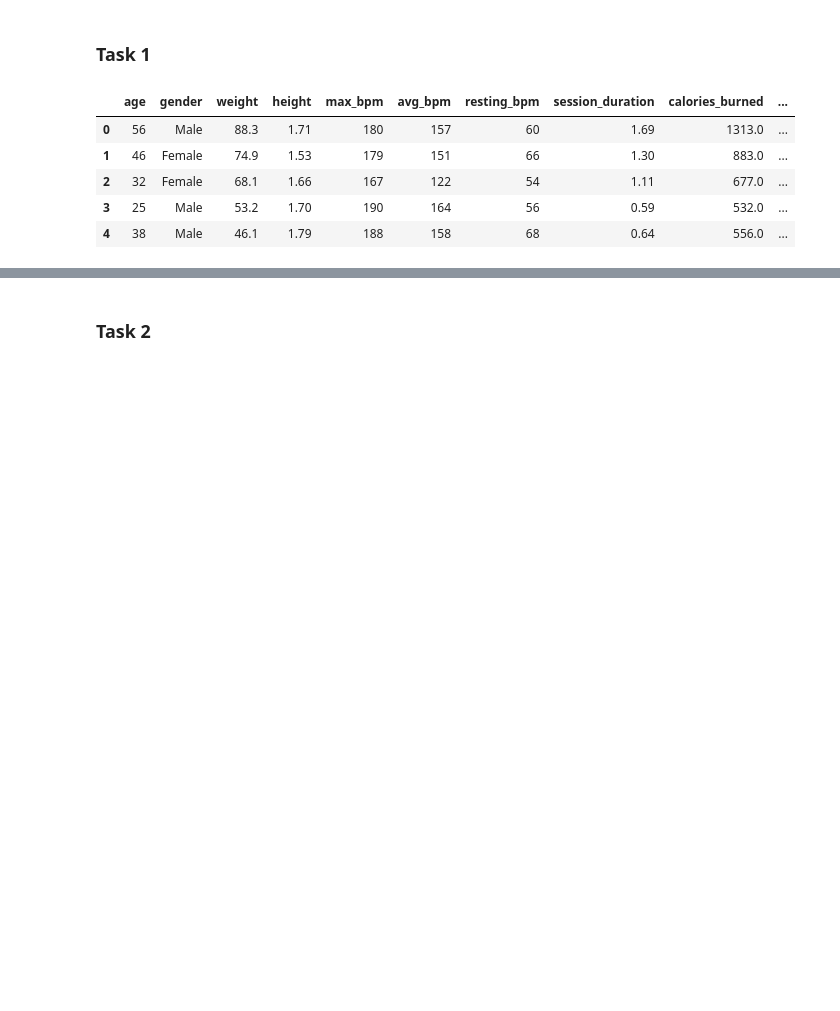
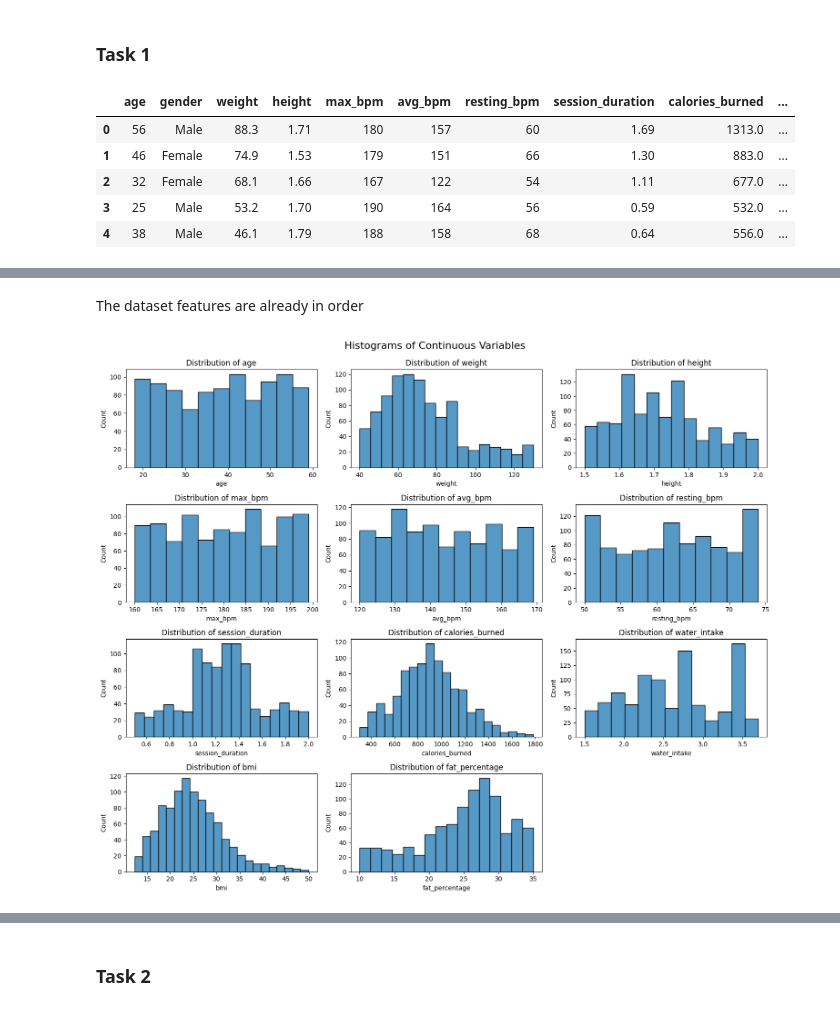
Before and after one commit to ivan-22-3-5/data_analysis_6th_sem, a Jupyter notebook: final-project/final-project.ipynb, the cells around one changed output, grey strips where cells are left out. Saved outputs shown, nothing was run; the diff lists cells and outputs as text; code cells hidden in the pictures; blank space fills up the shorter version.

```diff
--- a/final-project/final-project.ipynb
+++ b/final-project/final-project.ipynb
@@ -15,0 +33,18 @@ df.head()
+# %% [markdown]
+The dataset features are already in order
+# %%
+continuous_vars = ['age', 'weight', 'height', 'max_bpm',
+                   'avg_bpm', 'resting_bpm', 'session_duration', 'calories_burned',
+                   'water_intake', 'bmi', 'fat_percentage']
+
+plt.figure(figsize=(15, 12))
+
+for i, var in enumerate(continuous_vars, 1):
+    plt.subplot(4, 3, i)
+    sns.histplot(df[var])
+    plt.title(f'Distribution of {var}')
+    plt.tight_layout()
+plt.suptitle('Histograms of Continuous Variables', y=1.02, fontsize=16)
+plt.show()
+# %% [output]
+[figure, added]
```
Also changed, not shown: parts of 6 cells of this notebook.
